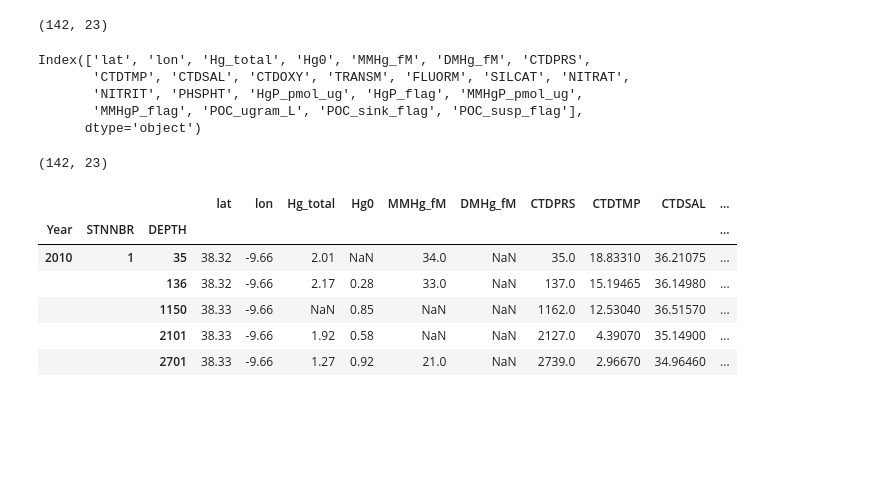
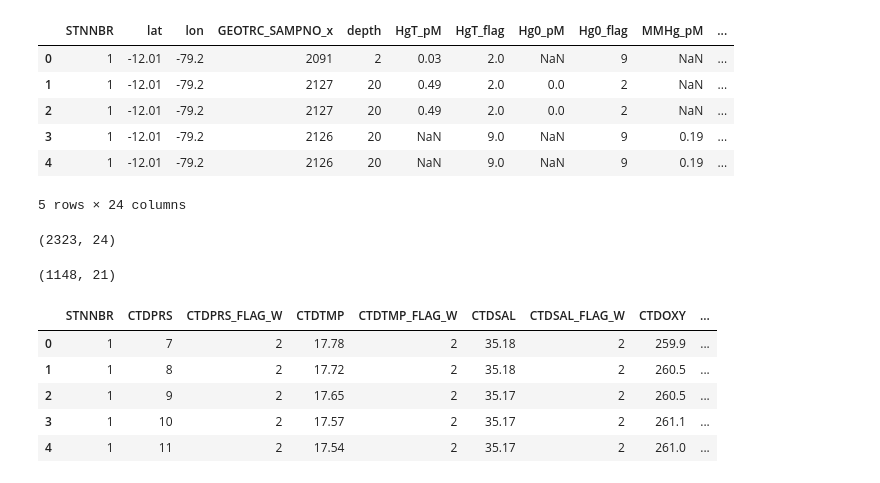
Before and after one commit to klbowman/GO-BGC-Hg-Model, a Jupyter notebook: DataCleaning/GP16_DataMerging.ipynb, the cells around one changed output. Saved outputs shown, nothing was run; the diff lists cells and outputs as text; code cells hidden in the pictures; blank space fills up the shorter version.

```diff
--- a/DataCleaning/GP16_DataMerging.ipynb
+++ b/DataCleaning/GP16_DataMerging.ipynb
@@ -22,4 +18,0 @@ HgD.head()
-# %%
-# Update column names for merge
-HgD.rename(columns = {'sta':'STNNBR', 'depth':'DEPTH'}, inplace = True)
-HgD.head()
@@ -241,43 +31,0 @@ GT10_11_HgP_merged.shape
-# %%
-# Remove duplicate depths in GN01_P dataframe
-GT10_11_HgP_merged = GT10_11_HgP_merged.groupby(by=['Year','STNNBR', 'DEPTH']).mean()
-GT10_11_HgP_merged.shape
-# %% [output]
-(142, 23)
-# %%
-GT10_11_HgP_merged.columns
-# %% [output]
-Index(['lat', 'lon', 'Hg_total', 'Hg0', 'MMHg_fM', 'DMHg_fM', 'CTDPRS',
-       'CTDTMP', 'CTDSAL', 'CTDOXY', 'TRANSM', 'FLUORM', 'SILCAT', 'NITRAT',
-       'NITRIT', 'PHSPHT', 'HgP_pmol_ug', 'HgP_flag', 'MMHgP_pmol_ug',
-       'MMHgP_flag', 'POC_ugram_L', 'POC_sink_flag', 'POC_susp_flag'],
-      dtype='object')
-# %%
-# Remove data with bad quality codes
-# https://exchange-format.readthedocs.io/en/latest/quality.html
-
-# Water quality codes (remove codes 1, 4, 5, 9)
-
-GT10_11_HgP_merged = GT10_11_HgP_merged.loc[(GT10_11_HgP_merged['MMHgP_flag'] > 1) | (GT10_11_HgP_merged['MMHgP_flag'] < 4)| (GT10_11_HgP_merged['MMHgP_flag'] == 6)]
-GT10_11_HgP_merged = GT10_11_HgP_merged.loc[(GT10_11_HgP_merged['HgP_flag'] > 1) | (GT10_11_HgP_merged['HgP_flag'] < 4)| (GT10_11_HgP_merged['HgP_flag'] == 6)]
-GT10_11_HgP_merged = GT10_11_HgP_merged.loc[(GT10_11_HgP_merged['POC_sink_flag'] > 1) | (GT10_11_HgP_merged['POC_sink_flag'] < 4)| (GT10_11_HgP_merged['POC_sink_flag'] == 6)]
-GT10_11_HgP_merged = GT10_11_HgP_merged.loc[(GT10_11_HgP_merged['POC_susp_flag'] > 1) | (GT10_11_HgP_merged['POC_susp_flag'] < 4)| (GT10_11_HgP_merged['POC_susp_flag'] == 6)]
-
-GT10_11_HgP_merged.shape
-# %% [output]
-(142, 23)
-# %%
-# Remove unneeded columns
-
-GT10_11_HgP_merged.drop(columns=['HgP_flag',
-       'MMHgP_flag', 'POC_sink_flag', 'POC_susp_flag'], inplace=True)
-
-GT10_11_HgP_merged.head()
-# %% [output]
-|  |  |  | lat | lon | Hg_total | Hg0 | MMHg_fM | DMHg_fM | CTDPRS | CTDTMP | CTDSAL | ... |
-| Year | STNNBR | DEPTH |  |  |  |  |  |  |  |  |  | ... |
-| 2010 | 1 | 35 | 38.32 | -9.66 | 2.01 | NaN | 34.0 | NaN | 35.0 | 18.83310 | 36.21075 | ... |
-|  |  | 136 | 38.32 | -9.66 | 2.17 | 0.28 | 33.0 | NaN | 137.0 | 15.19465 | 36.14980 | ... |
-|  |  | 1150 | 38.33 | -9.66 | NaN | 0.85 | NaN | NaN | 1162.0 | 12.53040 | 36.51570 | ... |
-|  |  | 2101 | 38.33 | -9.66 | 1.92 | 0.58 | NaN | NaN | 2127.0 | 4.39070 | 35.14900 | ... |
-|  |  | 2701 | 38.33 | -9.66 | 1.27 | 0.92 | 21.0 | NaN | 2739.0 | 2.96670 | 34.96460 | ... |
@@ -286,0 +32,31 @@ GT10_11_HgP_merged.to_csv('../Data/GT10-11/GT10_11_HgP_cleaned.csv')
+# %%
+# Merge HgD with Bottle
+GT16_HgD = HgD.merge(Bottle, how='left', on=['STNNBR', 'depth'])
+GT16_HgD.head()
+# %% [output]
+|  | STNNBR | lat | lon | GEOTRC_SAMPNO_x | depth | HgT_pM | HgT_flag | Hg0_pM | Hg0_flag | MMHg_pM | ... |
+| 0 | 1 | -12.01 | -79.2 | 2091 | 2 | 0.03 | 2.0 | NaN | 9 | NaN | ... |
+| 1 | 1 | -12.01 | -79.2 | 2127 | 20 | 0.49 | 2.0 | 0.0 | 2 | NaN | ... |
+| 2 | 1 | -12.01 | -79.2 | 2127 | 20 | 0.49 | 2.0 | 0.0 | 2 | NaN | ... |
+| 3 | 1 | -12.01 | -79.2 | 2126 | 20 | NaN | 9.0 | NaN | 9 | 0.19 | ... |
+| 4 | 1 | -12.01 | -79.2 | 2126 | 20 | NaN | 9.0 | NaN | 9 | 0.19 | ... |
+5 rows × 24 columns
+# %%
+GT16_HgD.shape
+# %% [output]
+(2323, 24)
+# %%
+# Remove duplicate depths in GT16_HgD dataframe
+GT16_HgD = GT16_HgD.groupby(by=['STNNBR', 'depth']).mean()
+GT16_HgD.shape
+# %% [output]
+(1148, 21)
+# %%
+Profile.head()
+# %% [output]
+|  | STNNBR | CTDPRS | CTDPRS_FLAG_W | CTDTMP | CTDTMP_FLAG_W | CTDSAL | CTDSAL_FLAG_W | CTDOXY | ... |
+| 0 | 1 | 7 | 2 | 17.78 | 2 | 35.18 | 2 | 259.9 | ... |
+| 1 | 1 | 8 | 2 | 17.72 | 2 | 35.18 | 2 | 260.5 | ... |
+| 2 | 1 | 9 | 2 | 17.65 | 2 | 35.17 | 2 | 260.5 | ... |
+| 3 | 1 | 10 | 2 | 17.57 | 2 | 35.17 | 2 | 261.1 | ... |
+| 4 | 1 | 11 | 2 | 17.54 | 2 | 35.17 | 2 | 261.0 | ... |
```
Also changed, not shown: parts of 43 cells of this notebook, 11 other files.
